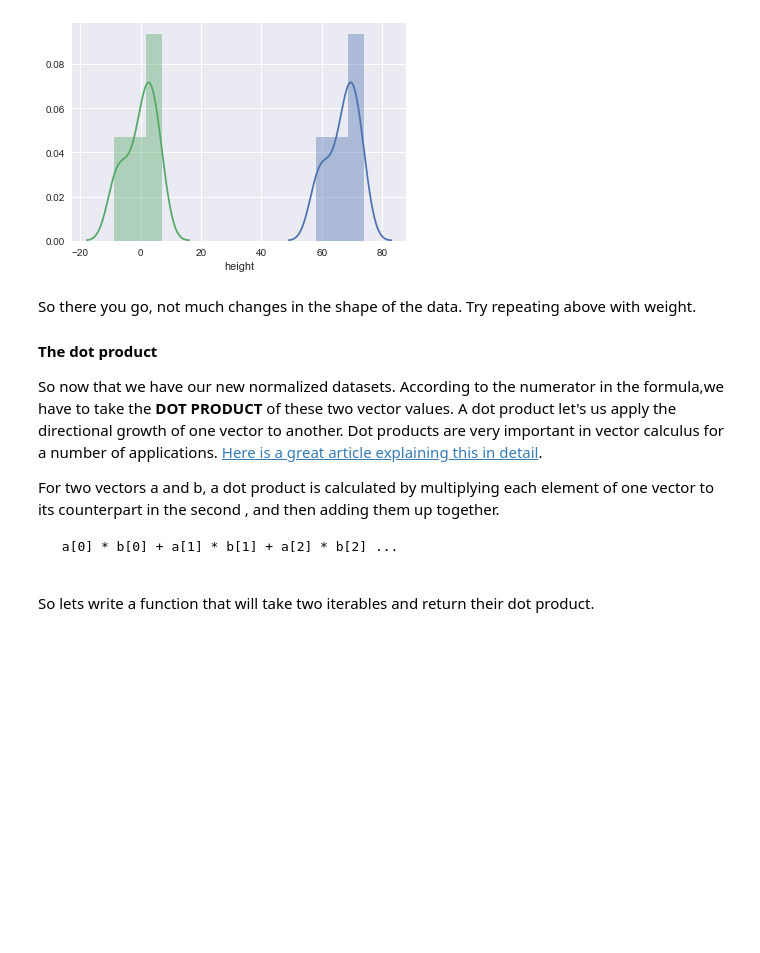
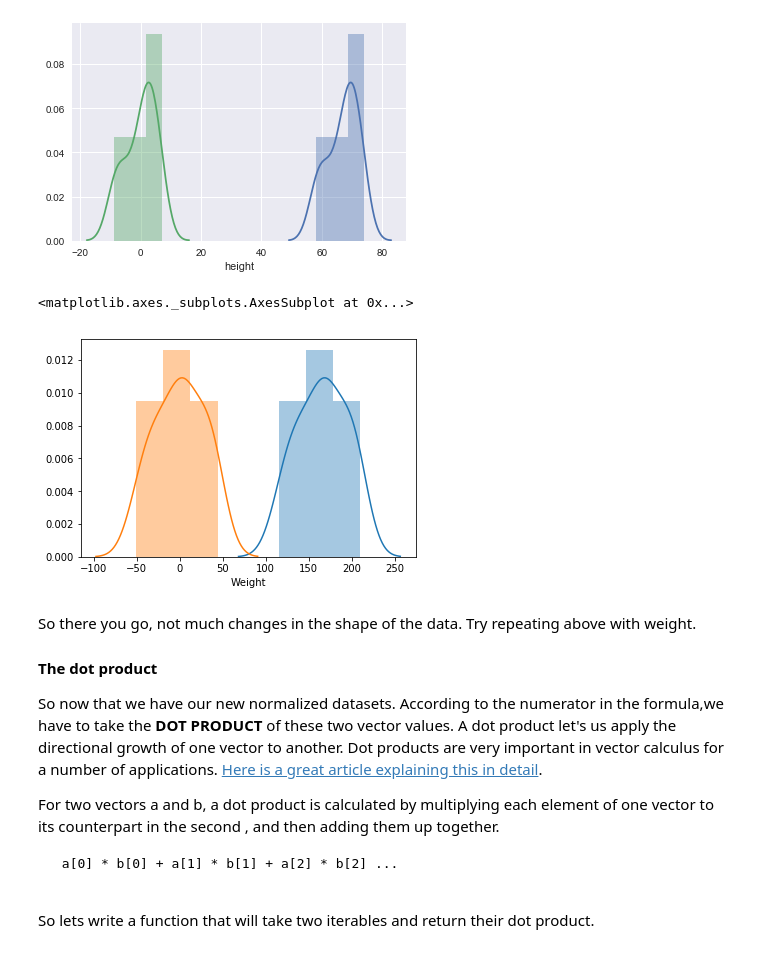
Before and after one commit to georgewillben/dsc-0-10-04-cov-corr-lab-online-ds-pt-100118, a Jupyter notebook: index.ipynb, the cells around one changed output. Drawn from its saved outputs; the diff is of its cells as text; code cells hidden in the pictures; blank space fills up the shorter version.

```diff
--- a/index.ipynb
+++ b/index.ipynb
@@ -121,9 +121,12 @@ sns.distplot(mean_normalize(df.height))
 <matplotlib.axes._subplots.AxesSubplot at 0x...>
 [figure]
 # %%
-sns.distplot(df.We)
+sns.distplot(df.Weight)
 
-sns.distplot(mean_normalize(df.height))
+sns.distplot(mean_normalize(df.Weight))
+# %% [output]
+<matplotlib.axes._subplots.AxesSubplot at 0x...>
+[figure, added]
 # %% [markdown]
 So there you go, not much changes in the shape of the data. Try repeating above with weight.
 
```
